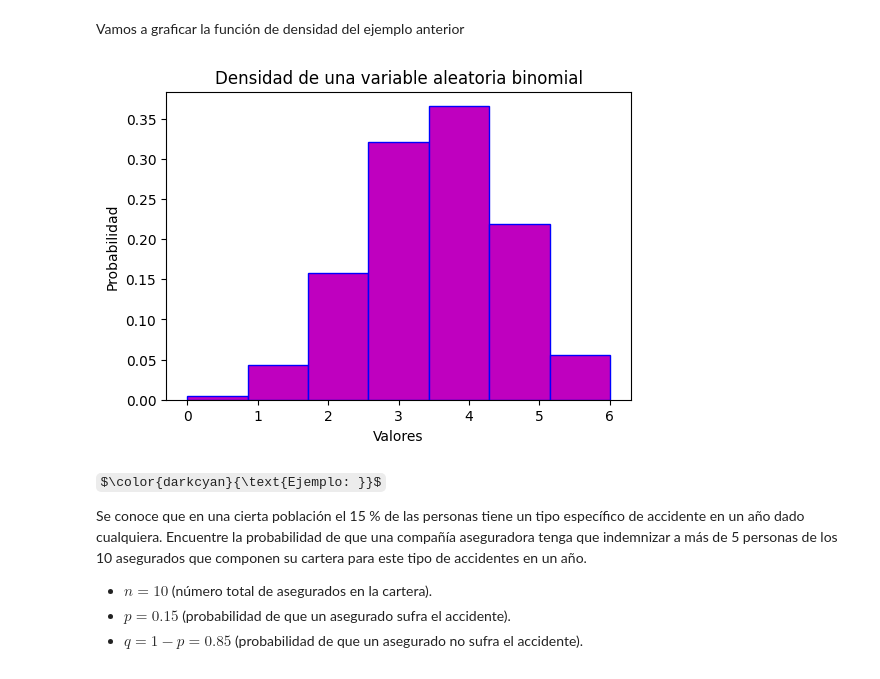
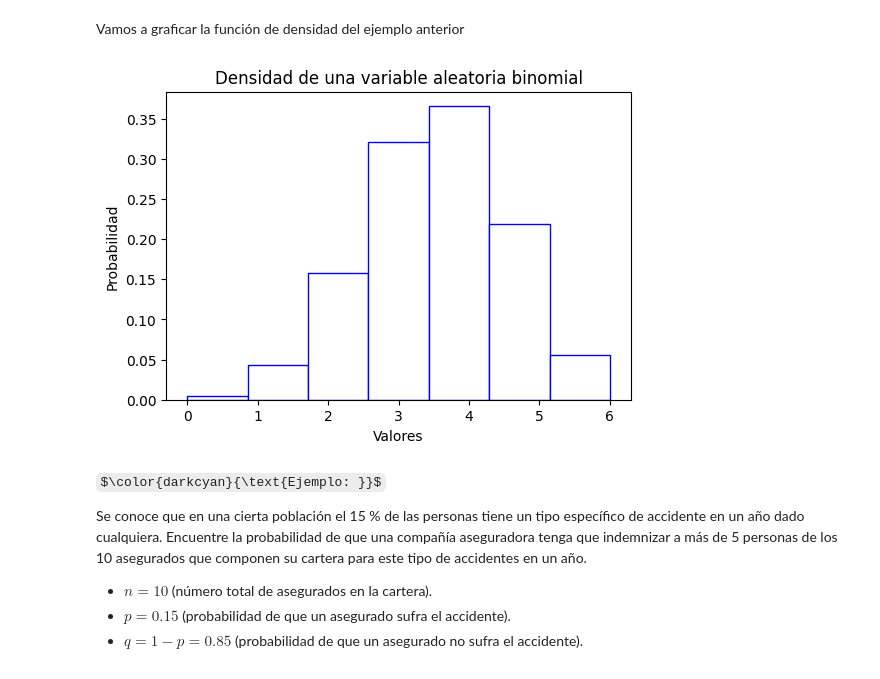
Before and after one commit to ximaygarcial/Mod-II, a Jupyter notebook: Notebook_II.ipynb, the cells around one changed output. Saved outputs shown, nothing was run; the diff lists cells and outputs as text; code cells hidden in the pictures; some formulas as TeX source.

```diff
--- a/Notebook_II.ipynb
+++ b/Notebook_II.ipynb
@@ -442,27 +442,27 @@ Vamos a graficar la función de densidad del ejemplo anterior
 # %%
 # Grafica de la distribución Binomial
 # Parámetros
 n = 6
 p = 0.6
 
 # Generamos numeros aleatorios con distribución binomial
 binom_numeros = sps.binom.rvs(n,p,size = 10000)
 
 # Creamos un histograma
 plt.figure(figsize=(6,4))
 plt.hist(
     binom_numeros,
     density = True, # normaliza para que sea función de densidad
     bins = len(np.unique(binom_numeros)), # numero de barras en el histograma
-    color = "m",
+    color = "white",
     edgecolor = 'b'
 )
 plt.xlabel('Valores')
 plt.ylabel('Probabilidad')
 plt.title('Densidad de una variable aleatoria binomial')
 plt.show()
 # %% [output]
-[figure, old version]
+[figure, new version]
 # %% [markdown]
 $\color{darkcyan}{\text{Ejemplo: }}$
 
```
Also changed, not shown: parts of 3 cells of this notebook.
